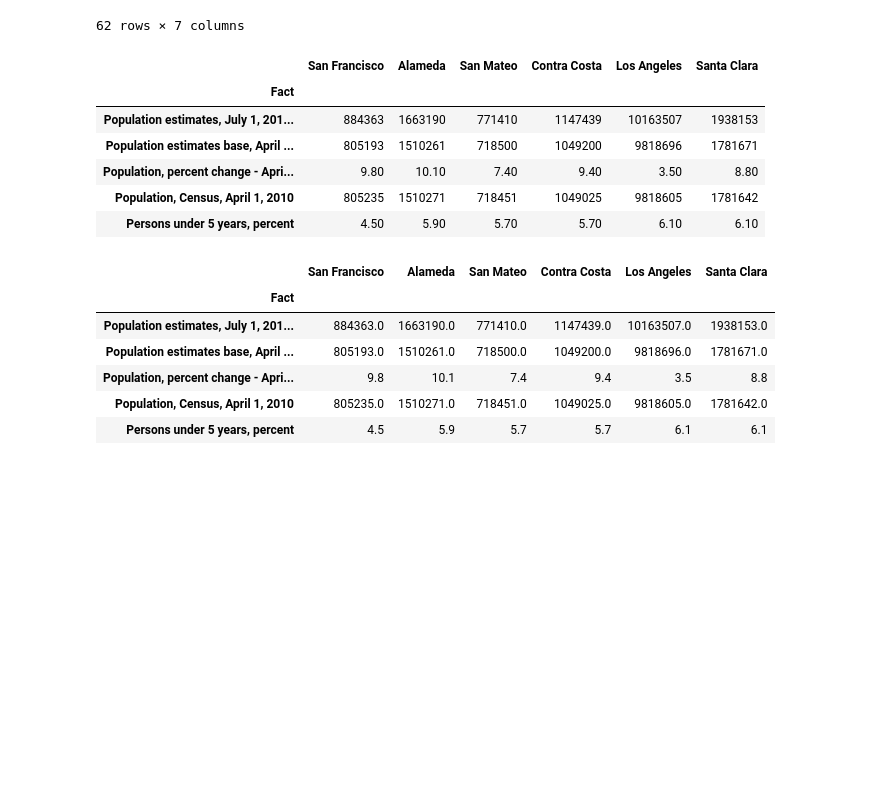
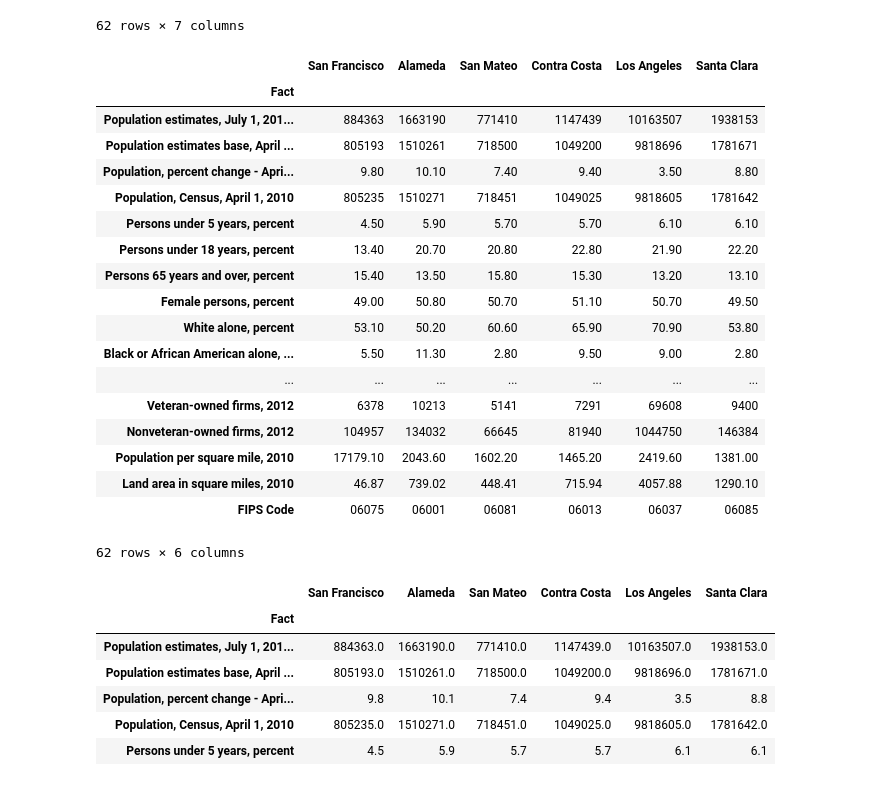
Before and after one commit to vanessaoakes/Escape-the-Bay, a Jupyter notebook: Wagedata.ipynb, the cells around one changed output. Cells and saved outputs as stored; diff of their text form; code cells hidden in the pictures; blank space fills up the shorter version.

```diff
--- a/Wagedata.ipynb
+++ b/Wagedata.ipynb
@@ -106,34 +108,46 @@ CA_counties
 CA_counties = CA_counties.rename(columns={"San Francisco County, California": "San Francisco",
                                  "Alameda County, California":"Alameda",
                                  "San Mateo County, California":"San Mateo",
                                  "Contra Costa County, California":"Contra Costa",
                                 "Los Angeles County, California":"Los Angeles",
                                 "Santa Clara County, California":"Santa Clara"
                                             })
 
 
 # Move the Facts into the index to get it out of the way since we don't need to clean the numbers in that column
 # Making a new DF ca_data,  so  you can always refer to ca_df to see the line number of the row
 ca_data = CA_counties.set_index("Fact")
 
 # Clean the $ and % and " signs from multiple columns, first put the columns put them in a list
 # Reference:  https://stackoverflow.com/questions/38516481/trying-to-remove-commas-and-dollars-signs-with-pandas-in-python
 
 cols = ca_data.columns
 
 # pass cols to df.replace(), specifying $,%" and , to be replaced by blanks
 
 ca_data[cols] = ca_data[cols].replace({'\$': '', ',': '', '\%':'', '\"': ''}, regex=True)
 
-ca_data.head()
+ca_data
 # %% [output]
 |  | San Francisco | Alameda | San Mateo | Contra Costa | Los Angeles | Santa Clara |
 | Fact |  |  |  |  |  |  |
 | Population estimates, July 1, 201... | 884363 | 1663190 | 771410 | 1147439 | 10163507 | 1938153 |
 | Population estimates base, April ... | 805193 | 1510261 | 718500 | 1049200 | 9818696 | 1781671 |
 | Population, percent change - Apri... | 9.80 | 10.10 | 7.40 | 9.40 | 3.50 | 8.80 |
 | Population, Census, April 1, 2010 | 805235 | 1510271 | 718451 | 1049025 | 9818605 | 1781642 |
 | Persons under 5 years, percent | 4.50 | 5.90 | 5.70 | 5.70 | 6.10 | 6.10 |
+| Persons under 18 years, percent | 13.40 | 20.70 | 20.80 | 22.80 | 21.90 | 22.20 |
+| Persons 65 years and over, percent | 15.40 | 13.50 | 15.80 | 15.30 | 13.20 | 13.10 |
+| Female persons, percent | 49.00 | 50.80 | 50.70 | 51.10 | 50.70 | 49.50 |
+| White alone, percent | 53.10 | 50.20 | 60.60 | 65.90 | 70.90 | 53.80 |
+| Black or African American alone, ... | 5.50 | 11.30 | 2.80 | 9.50 | 9.00 | 2.80 |
+| ... | ... | ... | ... | ... | ... | ... |
+| Veteran-owned firms, 2012 | 6378 | 10213 | 5141 | 7291 | 69608 | 9400 |
+| Nonveteran-owned firms, 2012 | 104957 | 134032 | 66645 | 81940 | 1044750 | 146384 |
+| Population per square mile, 2010 | 17179.10 | 2043.60 | 1602.20 | 1465.20 | 2419.60 | 1381.00 |
+| Land area in square miles, 2010 | 46.87 | 739.02 | 448.41 | 715.94 | 4057.88 | 1290.10 |
+| FIPS Code | 06075 | 06001 | 06081 | 06013 | 06037 | 06085 |
+62 rows × 6 columns
 # %%
 # convert all objects to numerics
 # reference:  https://stackoverflow.com/questions/36814100/pandas-to-numeric-for-multiple-columns
```
Also changed, not shown: parts of 6 cells of this notebook.
